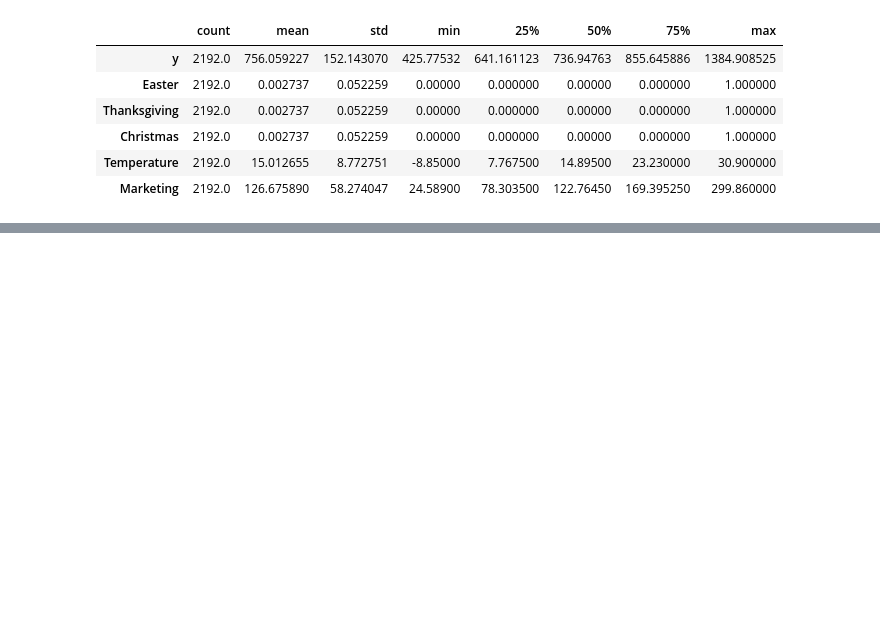
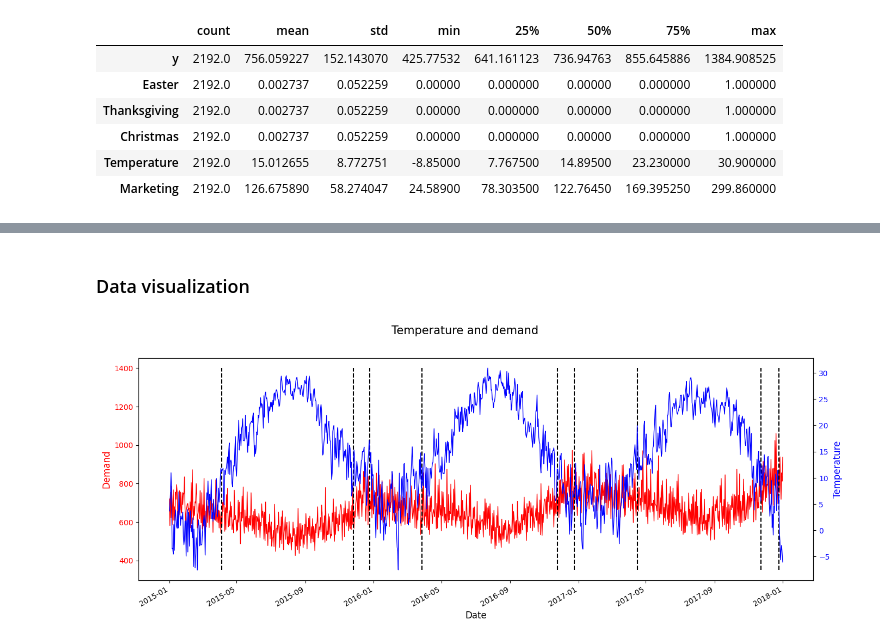
Before and after one commit to JiayiD77/Conjoint-Analysis, a Jupyter notebook: time_series_analysis/time_series.ipynb, the cells around one changed output, grey strips where cells are left out. Saved outputs shown, nothing was run; the diff lists cells and outputs as text; code cells hidden in the pictures; blank space fills up the shorter version.

```diff
--- a/time_series_analysis/time_series.ipynb
+++ b/time_series_analysis/time_series.ipynb
@@ -32,0 +55,21 @@ nyc_pd.describe().transpose()
+# %% [markdown]
+### Data visualization
+# %%
+df_plot = nyc_df.loc['2015-01-01':'2018-01-01']
+
+fig, ax1 = plt.subplots(figsize=(16, 6))
+ax2 = ax1.twinx()
+ax1.plot(df_plot.index, df_plot.y, color = 'red', lw=1)
+ax2.plot(df_plot.index, df_plot.Temperature, color = 'blue', lw=1)
+fig.suptitle("Temperature and demand", fontsize=15)
+fig.autofmt_xdate()
+ax1.set_xlabel('Date', fontsize=12)
+ax1.set_ylabel('Demand', fontsize=12, color='red')
+ax1.tick_params(axis='y', labelcolor='red')
+ax2.set_ylabel('Temperature', fontsize=12, color='blue')
+ax2.tick_params(axis='y', labelcolor='blue')
+
+events = df_plot[(df_plot.Easter == 1) | (df_plot.Thanksgiving == 1) | (df_plot.Christmas == 1)].index
+ax1.vlines(events, ymin=350, ymax=1400, color='black', ls = '--');
+# %% [output]
+[figure, added]
```
Also changed, not shown: parts of 11 cells of this notebook.
